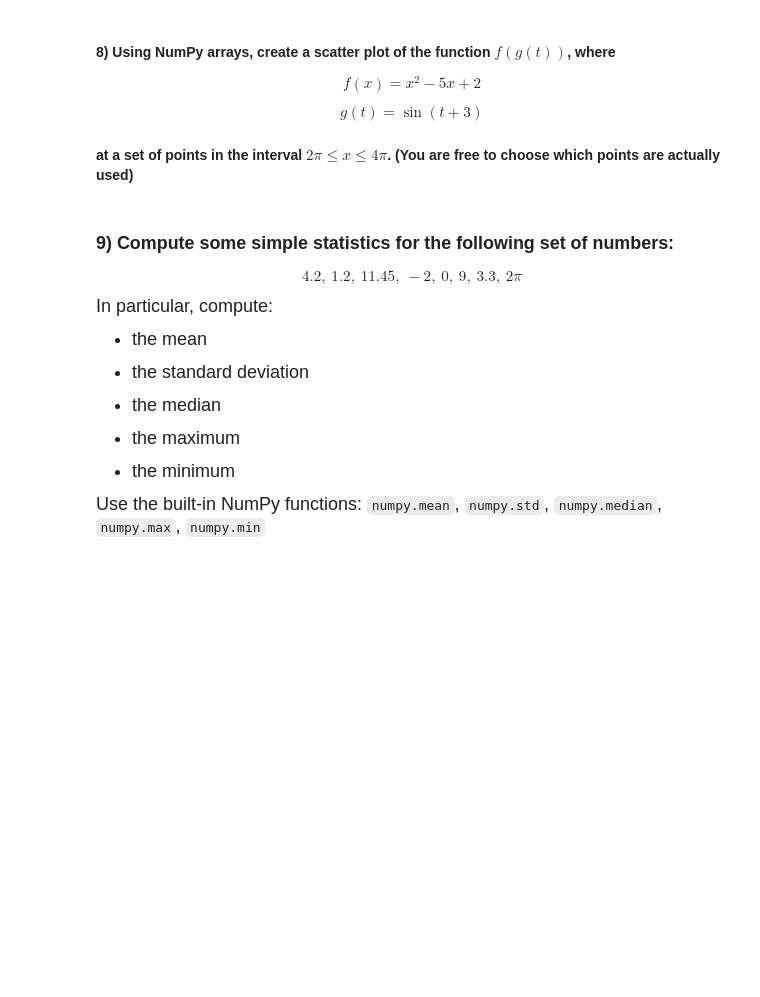
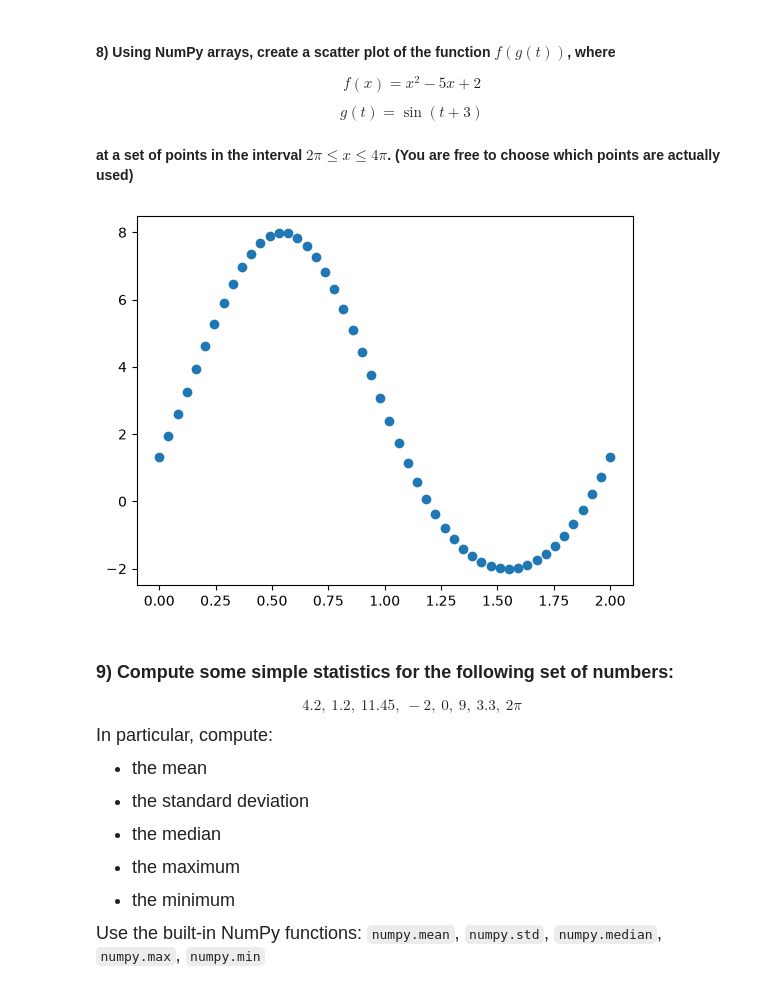
Before and after one commit to amateo6-ant/datasci151fall2026, a Jupyter notebook: lecture_04_other_sequence_objects/Lecture04 copy.ipynb, the cells around one changed output. Saved outputs shown, nothing was run; the diff lists cells and outputs as text; code cells hidden in the pictures; blank space fills up the shorter version.

```diff
--- a/lecture_04_other_sequence_objects/Lecture04 copy.ipynb
+++ b/lecture_04_other_sequence_objects/Lecture04 copy.ipynb
@@ -653,6 +744,15 @@ $$ g(t) = \sin(t + 3) $$
 #### at a set of points in the interval $2\pi \leq x \leq 4\pi$. (You are free to choose which points are actually used)
 # %%
 # your code here
+x = np.linspace(2*np.pi, 4*np.pi)
+
+g_of_t = np.sin(x+3)
+f_of_x = (g_of_t)**2-5*(g_of_t)+2
+
+plt.scatter(x_vals, f_of_x)
+plt.show()
+# %% [output]
+[figure, added]
 # %% [markdown]
 ### **9)** Compute some simple statistics for the following set of numbers:
 
```
Also changed, not shown: parts of 13 cells of this notebook.
